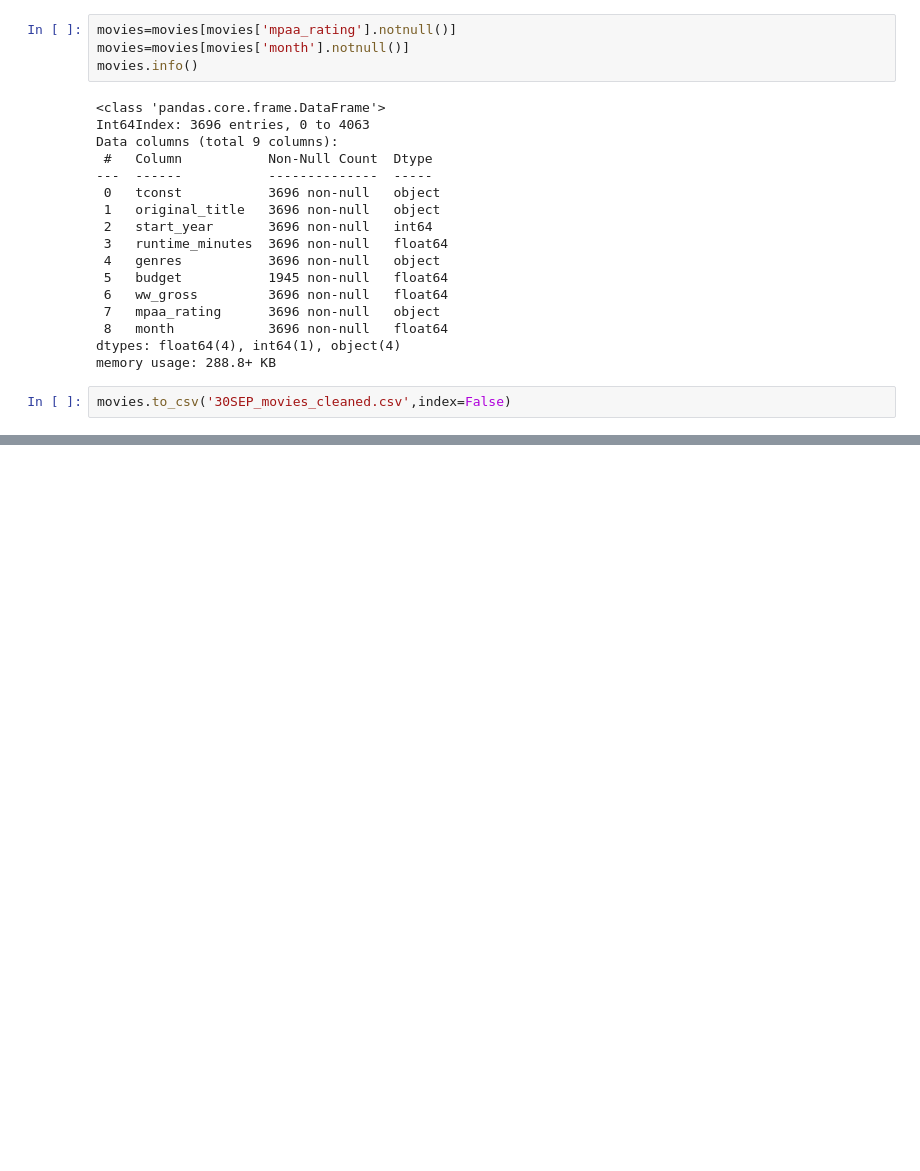
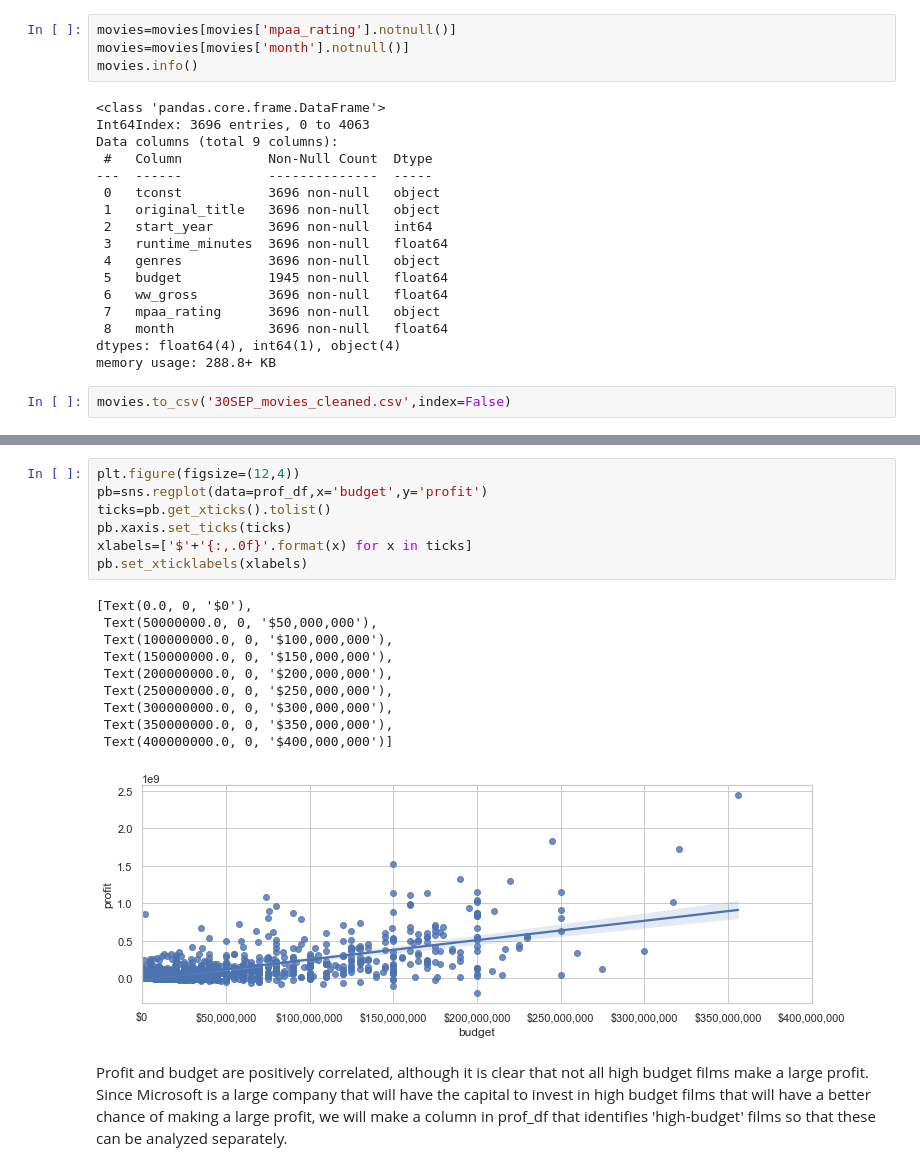
Before and after one commit to morganFitzg/dsc-phase-1-project, a Jupyter notebook: student.ipynb, the cells around one changed output, grey strips where cells are left out. Cells and saved outputs as stored; diff of their text form; blank space fills up the shorter version.

```diff
--- a/student.ipynb
+++ b/student.ipynb
@@ -2115,0 +625,20 @@ Questions to consider:
+# %%
+plt.figure(figsize=(12,4))
+pb=sns.regplot(data=prof_df,x='budget',y='profit')
+ticks=pb.get_xticks().tolist()
+pb.xaxis.set_ticks(ticks)
+xlabels=['$'+'{:,.0f}'.format(x) for x in ticks]
+pb.set_xticklabels(xlabels)
+# %% [output]
+[Text(0.0, 0, '$0'),
+ Text(50000000.0, 0, '$50,000,000'),
+ Text(100000000.0, 0, '$100,000,000'),
+ Text(150000000.0, 0, '$150,000,000'),
+ Text(200000000.0, 0, '$200,000,000'),
+ Text(250000000.0, 0, '$250,000,000'),
+ Text(300000000.0, 0, '$300,000,000'),
+ Text(350000000.0, 0, '$350,000,000'),
+ Text(400000000.0, 0, '$400,000,000')]
+[figure, added]
+# %% [markdown]
+Profit and budget are positively correlated, although it is clear that not all high budget films make a large profit. Since Microsoft is a large company that will have the capital to invest in high budget films that will have a better chance of making a large profit, we will make a column in prof_df that identifies 'high-budget' films so that these can be analyzed separately.
```
Also changed, not shown: parts of 261 cells of this notebook, 8 other files.
